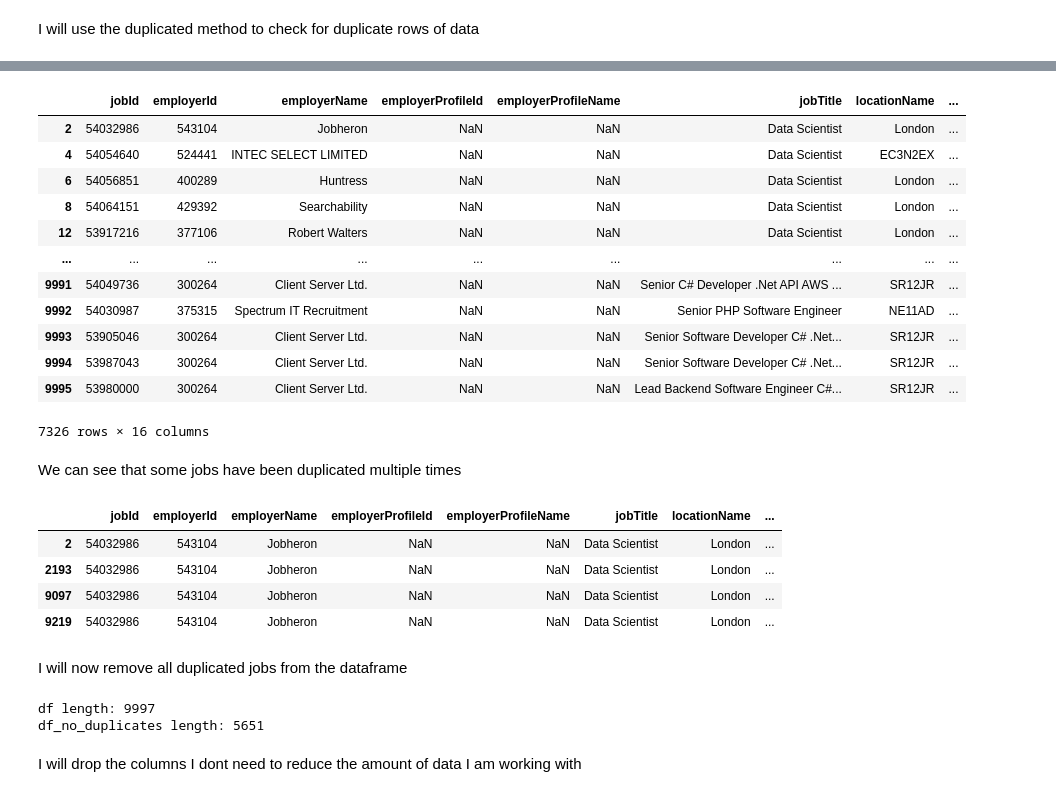
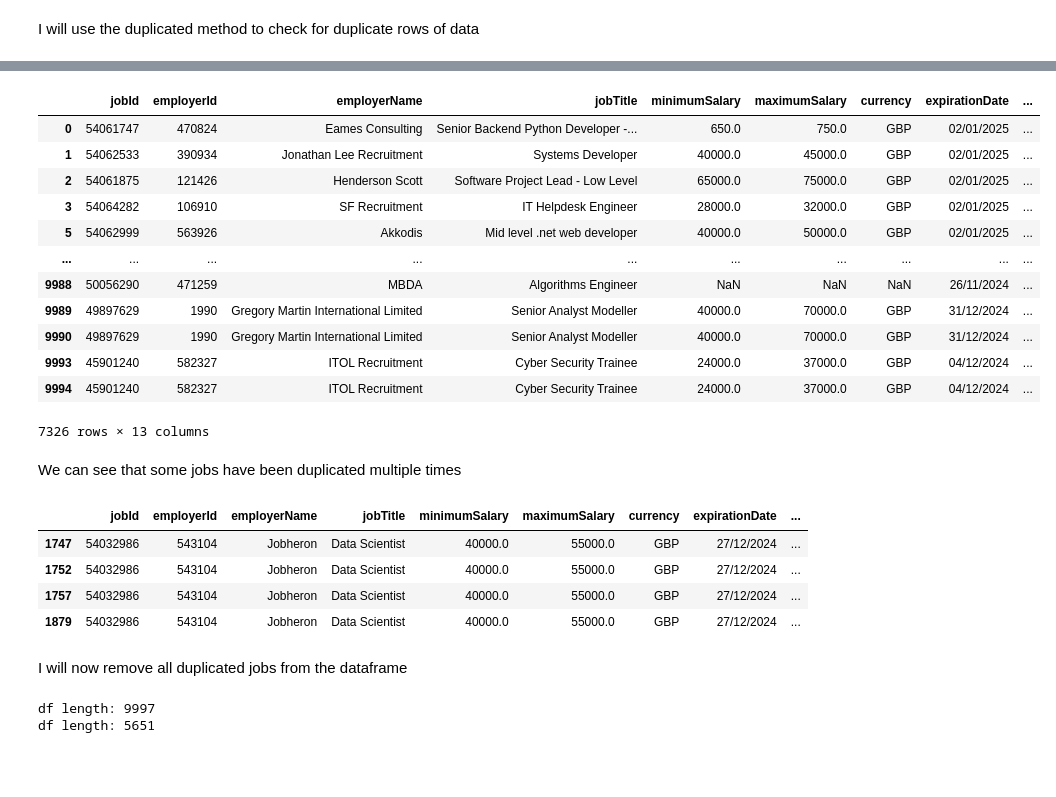
Before and after one commit to jmiller84/job_market_etl, a Jupyter notebook: notebooks/transform.ipynb, the cells around one changed output, grey strips where cells are left out. Cells and saved outputs as stored; diff of their text form; code cells hidden in the pictures; blank space fills up the shorter version.

Commit message:
updated the data_quality_check and transform notebooks

```diff
--- a/notebooks/transform.ipynb
+++ b/notebooks/transform.ipynb
@@ -4,0 +11,4 @@ Now I have the data saved in a pandas dataframe I can now start to transform the
+# %%
+import pandas as pd
+df_raw = pd.read_csv('reed_api_data.csv', index_col=0)
+df_raw.iloc[0]
@@ -4,0 +35,3 @@ Now I have the data saved in a pandas dataframe I can now start to transform the
+# %%
+df_raw = df_raw.drop(columns=["employerProfileId",	"employerProfileName", "locationName"])
+df_raw.iloc[0]
@@ -4,0 +78,3 @@ Now I have the data saved in a pandas dataframe I can now start to transform the
+# %%
+df_raw['date'] = pd.to_datetime(df_raw['date'], dayfirst=True)
+df_raw.dtypes
@@ -4,0 +118,4 @@ Now I have the data saved in a pandas dataframe I can now start to transform the
+# %%
+df_raw = df_raw.sort_values(by='date', ascending=False,)
+df_raw = df_raw.reset_index(drop=True)
+df_raw.head(10)
@@ -30,39 +136,37 @@ Name: 0, dtype: object
 # %%
-duplciated_rows = df[df.duplicated(subset=['jobId'], keep=False)]
+duplciated_rows = df_raw[df_raw.duplicated(subset=['jobId'], keep=False)]
 duplciated_rows
 # %% [output]
-|  | jobId | employerId | employerName | employerProfileId | employerProfileName | jobTitle | locationName | ... |
-| 2 | 54032986 | 543104 | Jobheron | NaN | NaN | Data Scientist | London | ... |
-| 4 | 54054640 | 524441 | INTEC SELECT LIMITED | NaN | NaN | Data Scientist | EC3N2EX | ... |
-| 6 | 54056851 | 400289 | Huntress | NaN | NaN | Data Scientist | London | ... |
-| 8 | 54064151 | 429392 | Searchability | NaN | NaN | Data Scientist | London | ... |
-| 12 | 53917216 | 377106 | Robert Walters | NaN | NaN | Data Scientist | London | ... |
-| ... | ... | ... | ... | ... | ... | ... | ... | ... |
-| 9991 | 54049736 | 300264 | Client Server Ltd. | NaN | NaN | Senior C# Developer .Net API AWS ... | SR12JR | ... |
-| 9992 | 54030987 | 375315 | Spectrum IT Recruitment | NaN | NaN | Senior PHP Software Engineer | NE11AD | ... |
-| 9993 | 53905046 | 300264 | Client Server Ltd. | NaN | NaN | Senior Software Developer C# .Net... | SR12JR | ... |
-| 9994 | 53987043 | 300264 | Client Server Ltd. | NaN | NaN | Senior Software Developer C# .Net... | SR12JR | ... |
-| 9995 | 53980000 | 300264 | Client Server Ltd. | NaN | NaN | Lead Backend Software Engineer C#... | SR12JR | ... |
+|  | jobId | employerId | employerName | jobTitle | minimumSalary | maximumSalary | currency | expirationDate | ... |
+| 0 | 54061747 | 470824 | Eames Consulting | Senior Backend Python Developer -... | 650.0 | 750.0 | GBP | 02/01/2025 | ... |
+| 1 | 54062533 | 390934 | Jonathan Lee Recruitment | Systems Developer | 40000.0 | 45000.0 | GBP | 02/01/2025 | ... |
+| 2 | 54061875 | 121426 | Henderson Scott | Software Project Lead - Low Level | 65000.0 | 75000.0 | GBP | 02/01/2025 | ... |
+| 3 | 54064282 | 106910 | SF Recruitment | IT Helpdesk Engineer | 28000.0 | 32000.0 | GBP | 02/01/2025 | ... |
+| 5 | 54062999 | 563926 | Akkodis | Mid level .net web developer | 40000.0 | 50000.0 | GBP | 02/01/2025 | ... |
+| ... | ... | ... | ... | ... | ... | ... | ... | ... | ... |
+| 9988 | 50056290 | 471259 | MBDA | Algorithms Engineer | NaN | NaN | NaN | 26/11/2024 | ... |
+| 9989 | 49897629 | 1990 | Gregory Martin International Limited | Senior Analyst Modeller | 40000.0 | 70000.0 | GBP | 31/12/2024 | ... |
+| 9990 | 49897629 | 1990 | Gregory Martin International Limited | Senior Analyst Modeller | 40000.0 | 70000.0 | GBP | 31/12/2024 | ... |
+| 9993 | 45901240 | 582327 | ITOL Recruitment | Cyber Security Trainee | 24000.0 | 37000.0 | GBP | 04/12/2024 | ... |
+| 9994 | 45901240 | 582327 | ITOL Recruitment | Cyber Security Trainee | 24000.0 | 37000.0 | GBP | 04/12/2024 | ... |
-7326 rows × 16 columns
+7326 rows × 13 columns
 # %% [markdown]
 We can see that some jobs have been duplicated multiple times
 # %%
-duplicated_job = df[df['jobId'] == 54032986]
+duplicated_job = df_raw[df_raw['jobId'] == 54032986]
 duplicated_job
 # %% [output]
-|  | jobId | employerId | employerName | employerProfileId | employerProfileName | jobTitle | locationName | ... |
-| 2 | 54032986 | 543104 | Jobheron | NaN | NaN | Data Scientist | London | ... |
-| 2193 | 54032986 | 543104 | Jobheron | NaN | NaN | Data Scientist | London | ... |
-| 9097 | 54032986 | 543104 | Jobheron | NaN | NaN | Data Scientist | London | ... |
-| 9219 | 54032986 | 543104 | Jobheron | NaN | NaN | Data Scientist | London | ... |
+|  | jobId | employerId | employerName | jobTitle | minimumSalary | maximumSalary | currency | expirationDate | ... |
+| 1747 | 54032986 | 543104 | Jobheron | Data Scientist | 40000.0 | 55000.0 | GBP | 27/12/2024 | ... |
+| 1752 | 54032986 | 543104 | Jobheron | Data Scientist | 40000.0 | 55000.0 | GBP | 27/12/2024 | ... |
+| 1757 | 54032986 | 543104 | Jobheron | Data Scientist | 40000.0 | 55000.0 | GBP | 27/12/2024 | ... |
+| 1879 | 54032986 | 543104 | Jobheron | Data Scientist | 40000.0 | 55000.0 | GBP | 27/12/2024 | ... |
 # %% [markdown]
 I will now remove all duplicated jobs from the dataframe
 # %%
-df_no_duplicates = df.drop_duplicates()
+df = df_raw.drop_duplicates()
+print("df length:", len(df_raw))
 print("df length:", len(df))
-print("df_no_duplicates length:", len(df_no_duplicates))
 # %% [output]
 df length: 9997
-df_no_duplicates length: 5651
+df length: 5651
-# %% [markdown]
-I will drop the columns I dont need to reduce the amount of data I am working with
```
Also changed, not shown: parts of 33 cells of this notebook, 1 other file.
